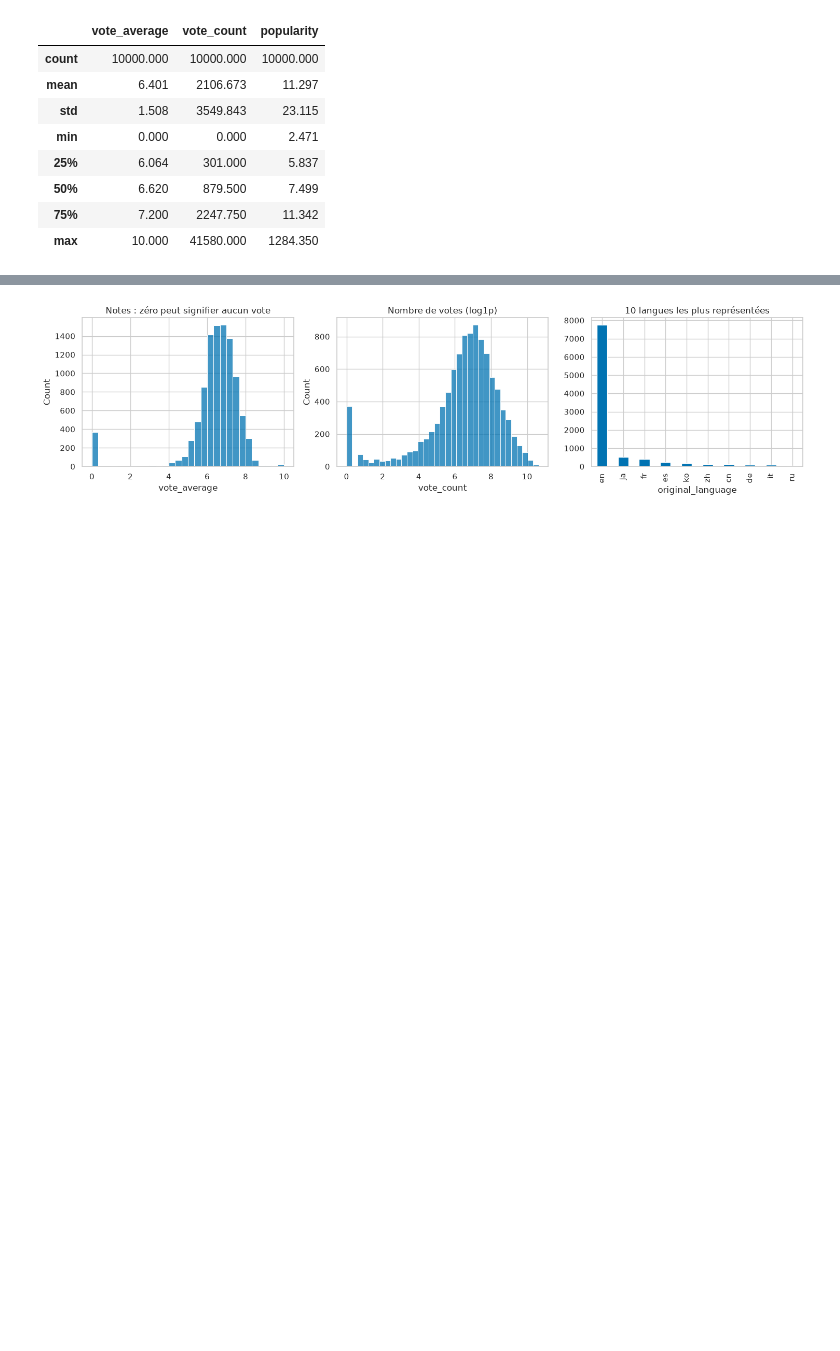
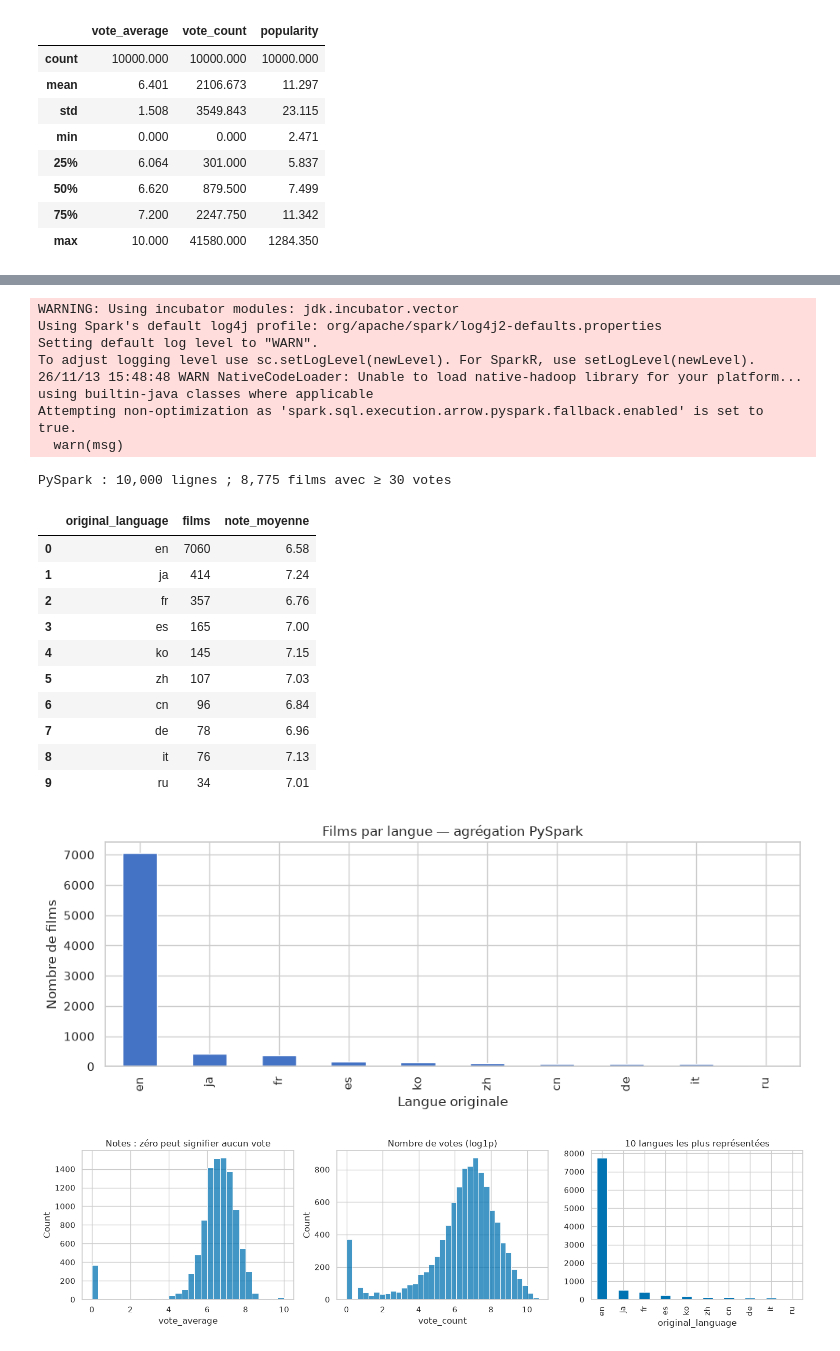
Before and after one commit to Omar-El-Hamdaoui/Big-data-tp3-small, a Jupyter notebook: trending-movies-analysis-up-to-2026_small_data.ipynb, the cells around one changed output, grey strips where cells are left out. Drawn from its saved outputs; the diff is of its cells as text; code cells hidden in the pictures; blank space fills up the shorter version.

Commit message:
Document submission and add executed PySpark movie analysis

```diff
--- a/trending-movies-analysis-up-to-2026_small_data.ipynb
+++ b/trending-movies-analysis-up-to-2026_small_data.ipynb
@@ -132,3 +146,55 @@ Identifiants répétés : 144
+# %%
+from pyspark.sql import SparkSession, functions as F
+import os, sys
+os.environ.setdefault('SPARK_LOCAL_IP', '127.0.0.1')
+os.environ['PYSPARK_PYTHON'] = sys.executable
+spark = (SparkSession.builder.appName('TP3_Movies_EDA').master('local[2]')
+         .config('spark.sql.shuffle.partitions', '4')
+         .config('spark.hadoop.fs.defaultFS', 'file:///')
+         .config('spark.ui.showConsoleProgress', 'false').getOrCreate())
+spark.sparkContext.setLogLevel('ERROR')
+try:
+    films_spark = (spark.read.option('header', True).option('inferSchema', True).option('multiLine', True)
+                   .csv(str(path.resolve())))
+    spark_rows = films_spark.count()
+    assert spark_rows == len(raw), f'Comptages Spark/pandas différents : {spark_rows} / {len(raw)}'
+    films_valides = (films_spark.dropDuplicates(['id'])
+        .withColumn('votes', F.expr('try_cast(vote_count as double)'))
+        .withColumn('note', F.expr('try_cast(vote_average as double)'))
+        .filter((F.col('votes') >= 30) & F.col('note').between(0, 10)))
+    par_langue_spark = (films_valides.groupBy('original_language')
+        .agg(F.count('*').alias('films'), F.round(F.avg('note'), 2).alias('note_moyenne'))
+        .orderBy(F.desc('films')).limit(10).toPandas())
+    print(f'PySpark : {spark_rows:,} lignes ; {films_valides.count():,} films avec ≥ 30 votes')
+    display(par_langue_spark)
+    ax = par_langue_spark.plot.bar(x='original_language', y='films', figsize=(10, 4), legend=False,
+                                  color='#4472c4', title='Films par langue — agrégation PySpark')
+    ax.set(xlabel='Langue originale', ylabel='Nombre de films')
+    plt.tight_layout()
+    plt.show()
+finally:
+    spark.stop()
+# %% [output]
+WARNING: Using incubator modules: jdk.incubator.vector
+Using Spark's default log4j profile: org/apache/spark/log4j2-defaults.properties
+Setting default log level to "WARN".
+To adjust logging level use sc.setLogLevel(newLevel). For SparkR, use setLogLevel(newLevel).
+26/11/13 15:48:48 WARN NativeCodeLoader: Unable to load native-hadoop library for your platform... using builtin-java classes where applicable
+Attempting non-optimization as 'spark.sql.execution.arrow.pyspark.fallback.enabled' is set to true.
+  warn(msg)
+PySpark : 10,000 lignes ; 8,775 films avec ≥ 30 votes
+|  | original_language | films | note_moyenne |
+| 0 | en | 7060 | 6.58 |
+| 1 | ja | 414 | 7.24 |
+| 2 | fr | 357 | 6.76 |
+| 3 | es | 165 | 7.00 |
+| 4 | ko | 145 | 7.15 |
+| 5 | zh | 107 | 7.03 |
+| 6 | cn | 96 | 6.84 |
+| 7 | de | 78 | 6.96 |
+| 8 | it | 76 | 7.13 |
+| 9 | ru | 34 | 7.01 |
+[figure, added]
 # %%
 fig,axes=plt.subplots(1,3,figsize=(15,4))
 sns.histplot(raw['vote_average'],bins=30,ax=axes[0]); axes[0].set_title('Notes : zéro peut signifier aucun vote')
```
Also changed, not shown: parts of 12 cells of this notebook, 1 other file.
